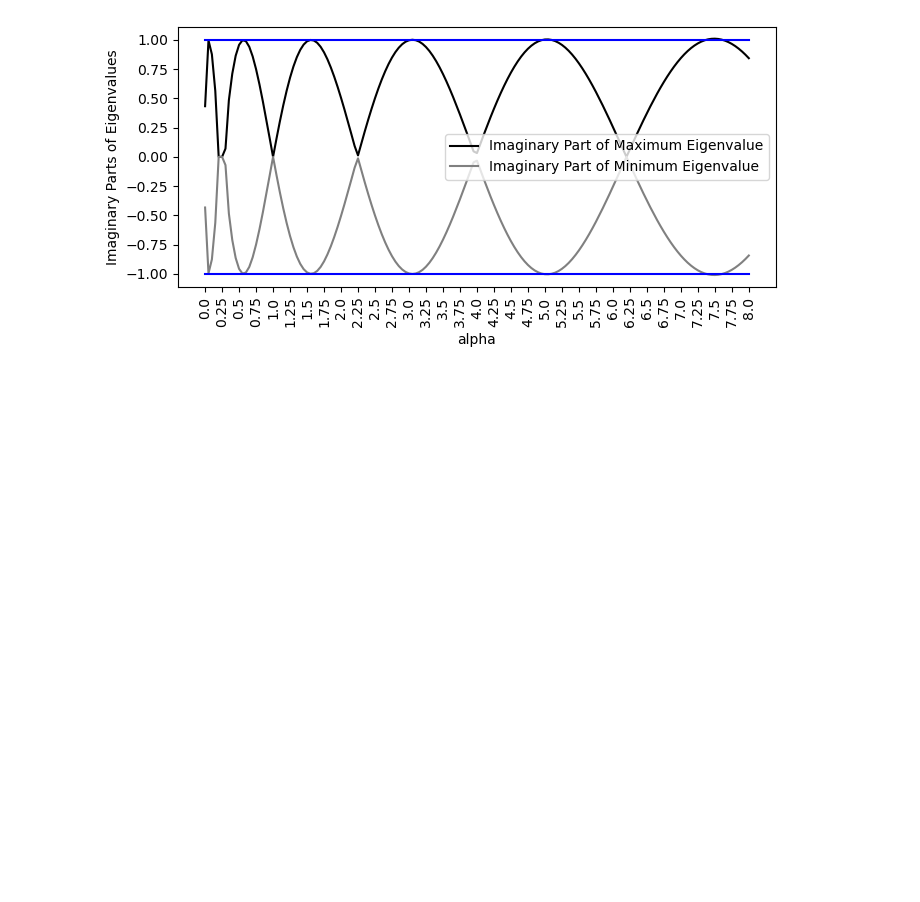
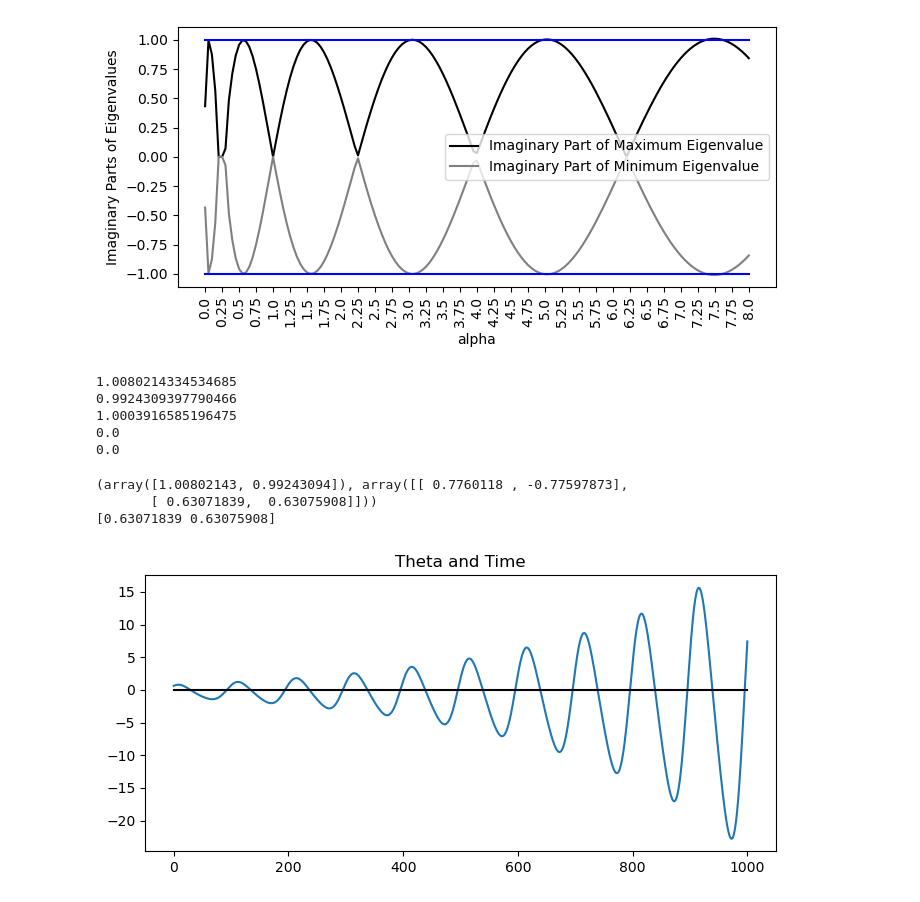
Before and after one commit to andreaspzeniou/Differential-equations, a Jupyter notebook: Dynamical-Systems-PSET-1.ipynb, the cells around one changed output. Cells and saved outputs as stored; diff of their text form; code cells hidden in the pictures; blank space fills up the shorter version.

```diff
--- a/Dynamical-Systems-PSET-1.ipynb
+++ b/Dynamical-Systems-PSET-1.ipynb
@@ -149,3 +151,44 @@ plt.legend()
 plt.show()
 # %% [output]
 [figure]
+# %%
+print(np.array(real_max)[20])
+print(np.array(real_min)[20])
+print(np.array(real_max)[20] * np.array(real_min)[20])
+print(np.array(im_max)[20])
+print(np.array(im_min)[20])
+# %% [output]
+1.0080214334534685
+0.9924309397790466
+1.0003916585196475
+0.0
+0.0
+# %%
+a = 20
+b = 2
+
+M = A["a:"+str(a)+"b:"+str(b)]
+# %%
+print(np.linalg.eig(M))
+v2 = np.linalg.eig(M)
+v2 = v2[1][1]
+print(v2)
+# %% [output]
+(array([1.00802143, 0.99243094]), array([[ 0.7760118 , -0.77597873],
+       [ 0.63071839,  0.63075908]]))
+[0.63071839 0.63075908]
+# %%
+x_0 = v2.transpose()
+
+A2 = midpoint_method(x_0, 100, 2 * np.pi, mathieu_equation, [1, 0.7], k=10)
+# %%
+theta_path = []
+for i in range(len(A2)):
+    theta_path.append(A2[i][1])
+
+plt.plot(theta_path)
+plt.plot([0 for i in range(len(theta_path))], color = "black")
+plt.title("Theta and Time")
+plt.show()
+# %% [output]
+[figure, added]
```
Also changed, not shown: parts of 19 cells of this notebook, 4 other files.
